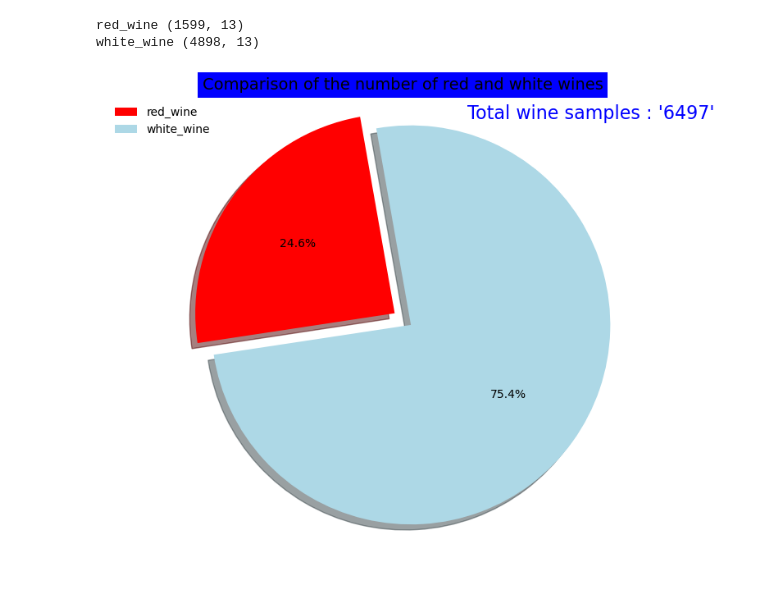
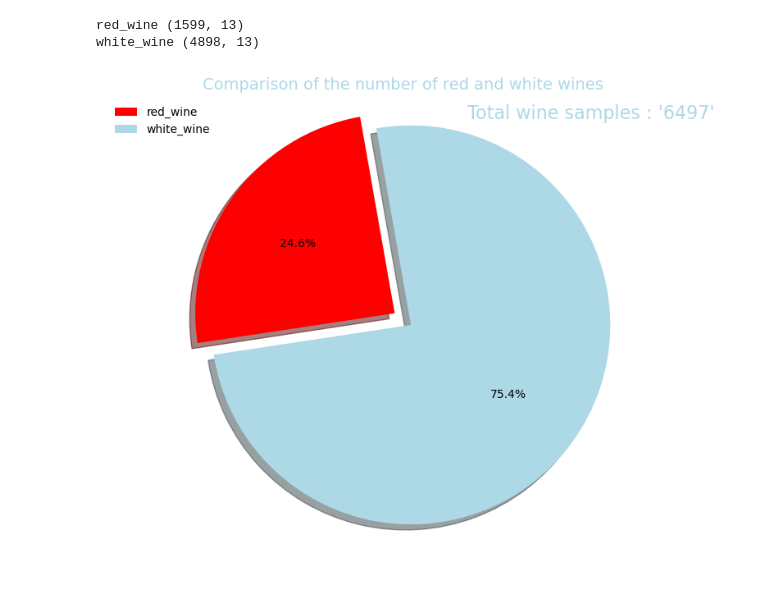
Before and after one commit to MarjilaRahmaty/Project1-Wine-analysis, a Jupyter notebook: Wine-EDA.ipynb, the cells around one changed output. Drawn from its saved outputs; the diff is of its cells as text; code cells hidden in the pictures.

```diff
--- a/Wine-EDA.ipynb
+++ b/Wine-EDA.ipynb
@@ -455,35 +455,36 @@ white_wine (4898, 13)
 x = len(red_wine.index)
 y = len(white_wine.index)
 
 labels = 'red_wine', 'white_wine'
 
 # size of our pyplot
 sizes = [x, y]
 
 # adding colors
 colors = ['red', 'lightblue']
 
  # only "explode" the 2nd slice (i.e. 'Hogs')
 explode = (0, 0.1)
 
 # create pie plot
 fig1, ax1 = plt.subplots(figsize=(8,6))
 ax1.pie(sizes, explode=explode, autopct='%1.1f%%',  shadow=True, startangle=100, colors=colors) # label = labels
 ax1.axis('equal')  # Equal aspect ratio ensures that pie is drawn as a circle."""
 #plt.title('Comparison of the number of red and white wines')
-ax1.set_title('Comparison of the number of red and white wines', fontsize=14, bbox=dict(facecolor='blue', edgecolor='none'))  #
+ax1.set_title('Comparison of the number of red and white wines',
+              fontsize=14, color='lightblue')  #
 # Remove the background color of the axes and figure
 ax1.set_facecolor('none')  # Transparent background for the axes
 fig1.patch.set_facecolor('none')  # Transparent background for the figure
 
 # add legend
 plt.legend(loc = 'upper left', labels = labels , edgecolor ='none')
 
 # add annotations
-plt.annotate(f"Total wine samples : '{x+y}' ", xy=(1, 1), fontsize = 16, ha = 'center' , va = 'center', color ='blue')
+plt.annotate(f"Total wine samples : '{x+y}' ", xy=(1, 1), fontsize = 16, ha = 'center' , va = 'center', color ='lightblue')
 plt.tight_layout()
 plt.show()
 # %% [output]
-[figure, old version]
+[figure, new version]
 # %% [markdown]
 ######
```
